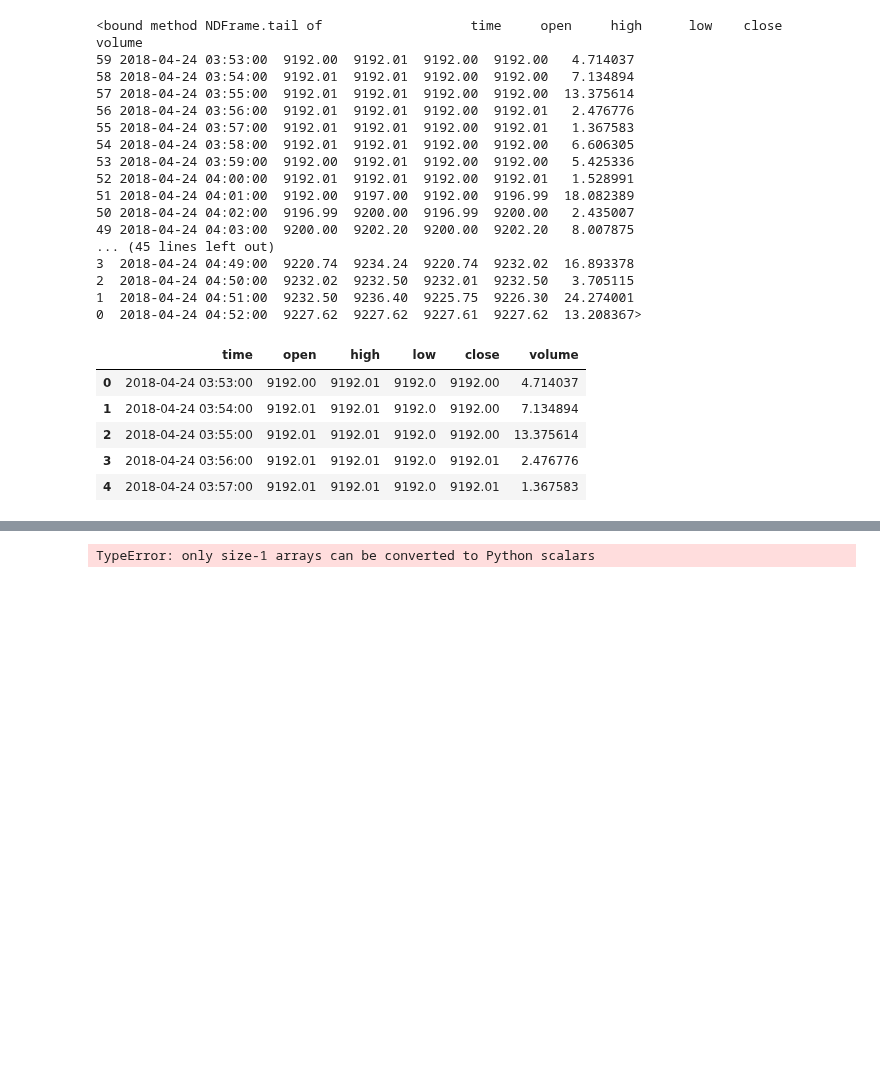
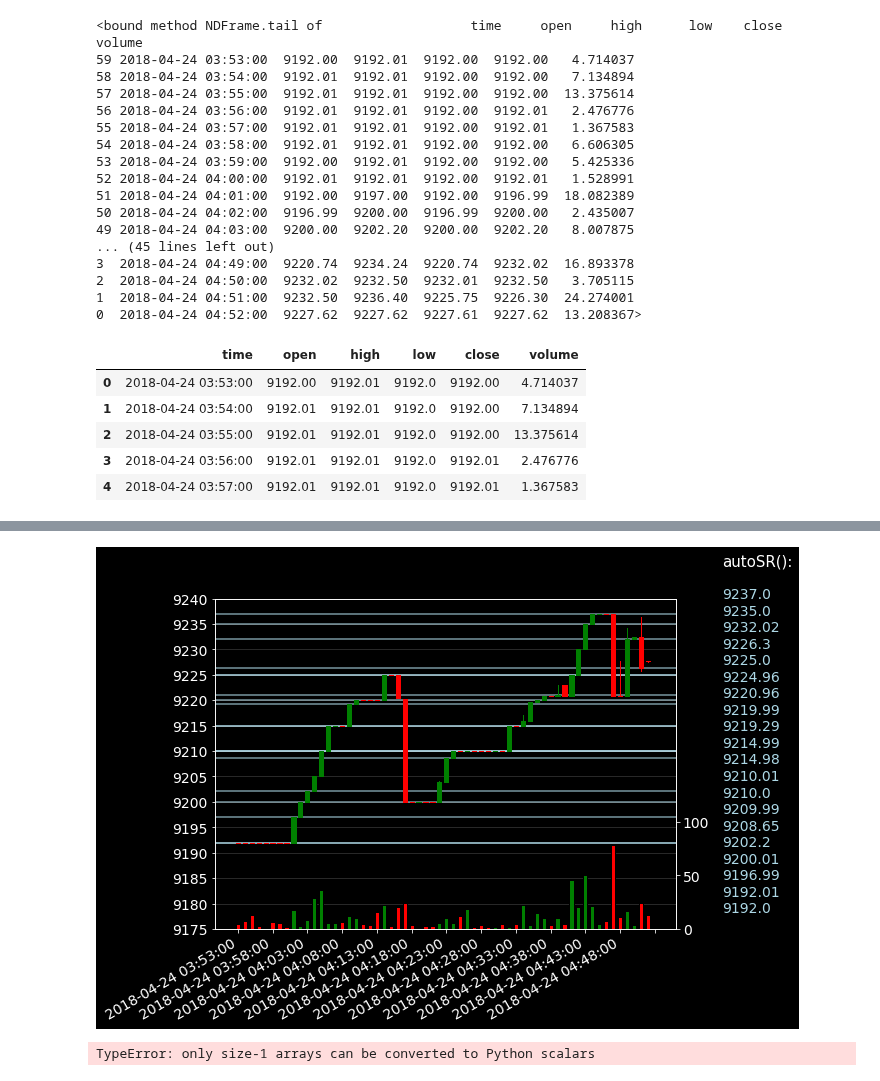
Before and after one commit to timothyyu/gdax-orderbook-ml, a Jupyter notebook: 9_data_pipeline_development.ipynb, the cells around one changed output, grey strips where cells are left out. Cells and saved outputs as stored; diff of their text form; code cells hidden in the pictures; blank space fills up the shorter version.

```diff
--- a/9_data_pipeline_development.ipynb
+++ b/9_data_pipeline_development.ipynb
@@ -747,3 +744,83 @@ chart_1h_df.head()
+# %%
+import mpl_finance
+from mpl_finance import volume_overlay
+import matplotlib
+import matplotlib.pyplot as plt
+import matplotlib.ticker as ticker
+import datetime as datetime
+import numpy as np
+import pandas as pd
+import matplotlib.dates as mdates
+
+quotes = chart_1h_df
+quotes=np.array(quotes)
+
+fig, ax = plt.subplots(figsize=(8, 6),sharex=True,squeeze=True)
+candlestick2_ohlc(ax, chart_1h_df['open'], chart_1h_df['high'], chart_1h_df['low'], chart_1h_df['close'],
+                  width=0.6,colorup='g', colordown='r',alpha=1.0)
+
+#shift y-limits of the candlestick plot so that there is space at the bottom for the volume bar chart
+pad = 0.25
+yl = ax.get_ylim()
+ax.set_ylim(yl[0]-(yl[1]-yl[0])*pad,yl[1])
+# Add a seconds axis for the volume overlay
+ax2 = ax.twinx()
+# set the position of ax2 so that it is short (y2=0.32) but otherwise the same size as ax
+ax2.set_position(matplotlib.transforms.Bbox([[0.125,0.1],[0.9,0.32]]))
+
+def mydate(x,pos):
+    try:
+        return xdate[int(x)]
+    except IndexError:
+        return ''
+
+xdate = [i for i in  chart_1h_df['time']]
+ax.xaxis.set_major_locator(ticker.MaxNLocator(nbins=16,prune=None))
+ax.xaxis.set_major_formatter(ticker.FuncFormatter(mydate))
+#xdate = [datetime.datetime.fromtimestamp(i) for i in chart_1h_df['time']]
+#ax.xaxis.set_major_formatter(ticker.FuncFormatter(mydate))
+#ax.xaxis.set_major_locator(ticker.MaxNLocator(16,prune=None))
+
+#ax.set_xticklabels(chart_1h_df['time'] ,rotation=30,ha="right")
+#ax.xaxis.set_major_formatter(mdates.DateFormatter('%H:%M'))
+#ax.xaxis.set_major_locator(ticker.MaxNLocator(12))
+
+ax.yaxis.set_major_locator(ticker.MultipleLocator(base=5.0))
+#ax.yaxis.set_major_locator(ticker.MaxNLocator(nbins='auto',steps=[1,5],symmetric=False))
+ax.set_yticks(ax.get_yticks()[::1])
+
+# Plot the volume overlay
+#vc=volume_overlay(ax2, chart_1h_df['open'], chart_1h_df['close'],chart_1h_df['volume'],colorup='g',width=0.6, alpha=1.0)
+#ax2.add_collection(vc)
+volume_overlay(ax2, chart_1h_df['open'], chart_1h_df['close'],chart_1h_df['volume'],colorup='g',width=0.6, alpha=1)
+
+ax2.set_yticks(ax2.get_yticks())
+ax2.set_ylim(0,max(chart_1h_df['volume']+230))
+ax.grid(axis='y',alpha=0.2)
+
+ax.set_axisbelow(True)
+plt.style.use('dark_background')
+fig.tight_layout()
+fig.autofmt_xdate()
+
+plt.plot(autoSR(chart_1h_df))
+# call autoSR() to autogenerate support and resistance levels from chart data
+ml_results_modified = autoSR(chart_1h_df)
+ml_results_modified = ml_results_modified[::-1]
+for k in ml_results_modified:
+    # Plot each S/R level as horizontal line on chart
+    ax.axhline(y=k,color='lightblue',alpha=0.7,zorder =0 )
+
+ax.text(1.1, 1.1, 'autoSR():', transform=ax.transAxes, fontsize=15)
+#ax.text(1.15, 0.9, ml_results_modified, transform=ax.transAxes, fontsize=15,
+        #verticalalignment='top', bbox=props)
+i=0
+for item in ml_results_modified:
+    ax.text(1.1, 1.0-i, item, transform=ax.transAxes, fontsize=14,color='lightblue')
+    i =i+0.05
+plt.show()
+# %% [output]
+[figure, added]
 # %%
 float(ml_results_modified)
 # %% [output]
```
Also changed, not shown: parts of 2 cells of this notebook.
